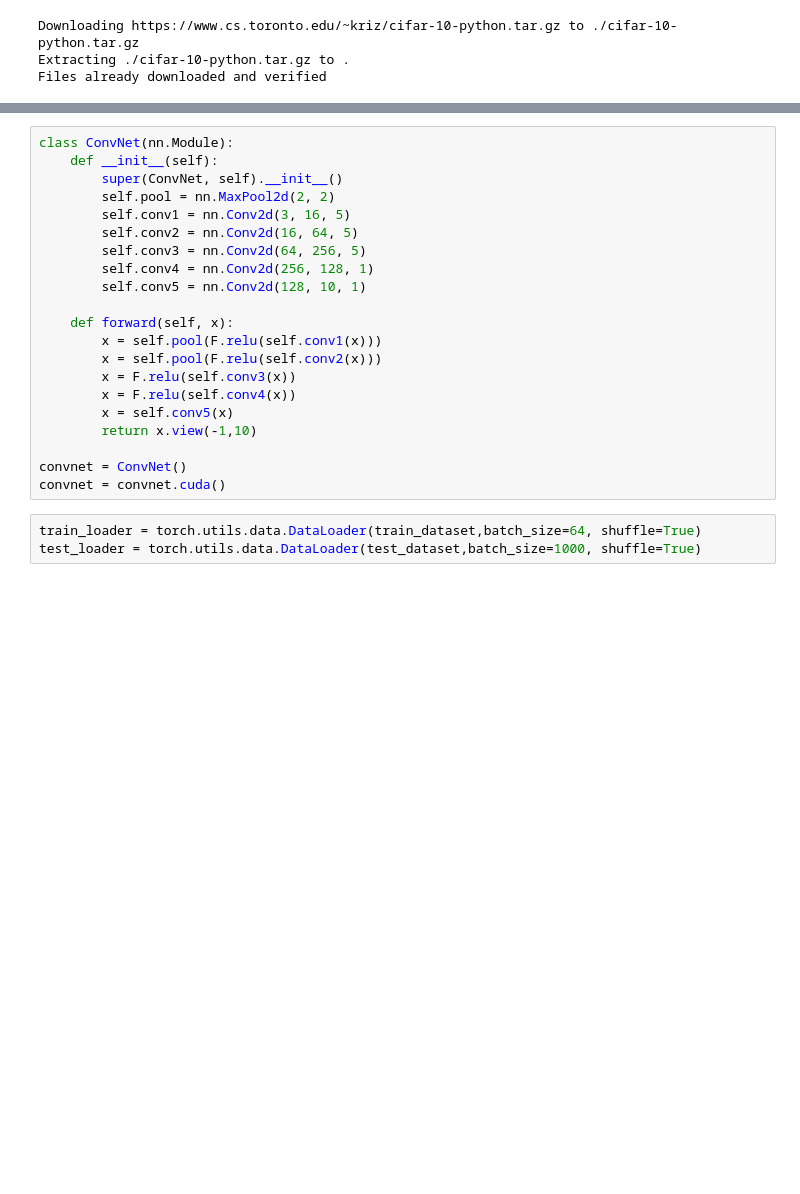
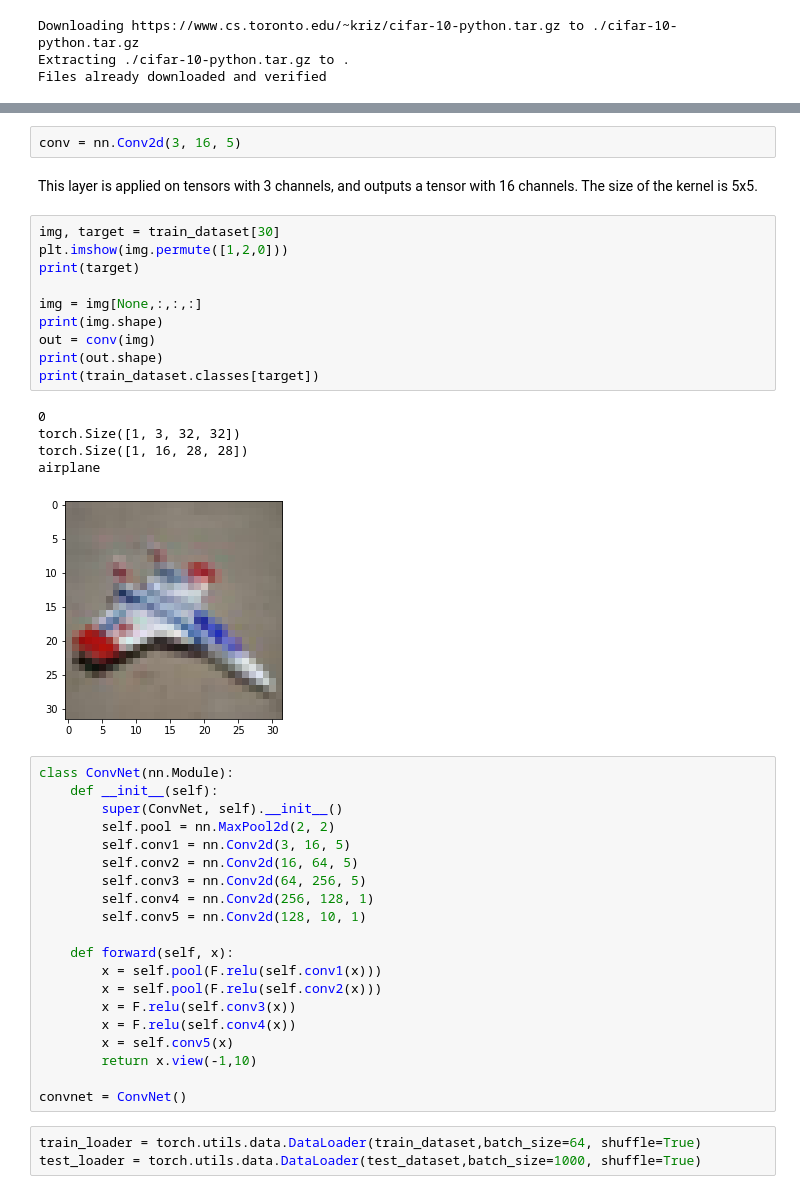
Before and after one commit to gvogiatzis/CS4740, a Jupyter notebook: CS4740_Lab_Week_04.ipynb, the cells around one changed output, grey strips where cells are left out. Drawn from its saved outputs; the diff is of its cells as text; blank space fills up the shorter version.

```diff
--- a/CS4740_Lab_Week_04.ipynb
+++ b/CS4740_Lab_Week_04.ipynb
@@ -35,3 +52,23 @@ Files already downloaded and verified
+# %%
+conv = nn.Conv2d(3, 16, 5)
+# %% [markdown]
+This layer is applied on tensors with 3 channels, and outputs a tensor with 16 channels. The size of the kernel is 5x5.
+# %%
+img, target = train_dataset[30]
+plt.imshow(img.permute([1,2,0]))
+print(target)
+
+img = img[None,:,:,:]
+print(img.shape)
+out = conv(img)
+print(out.shape)
+print(train_dataset.classes[target])
+# %% [output]
+0
+torch.Size([1, 3, 32, 32])
+torch.Size([1, 16, 28, 28])
+airplane
+[figure, added]
 # %%
 class ConvNet(nn.Module):
     def __init__(self):
@@ -52,7 +89,6 @@ class ConvNet(nn.Module):
         return x.view(-1,10)
 
 convnet = ConvNet()
-convnet = convnet.cuda()
 # %%
 train_loader = torch.utils.data.DataLoader(train_dataset,batch_size=64, shuffle=True)
 test_loader = torch.utils.data.DataLoader(test_dataset,batch_size=1000, shuffle=True)
```
Also changed, not shown: parts of 8 cells of this notebook.
